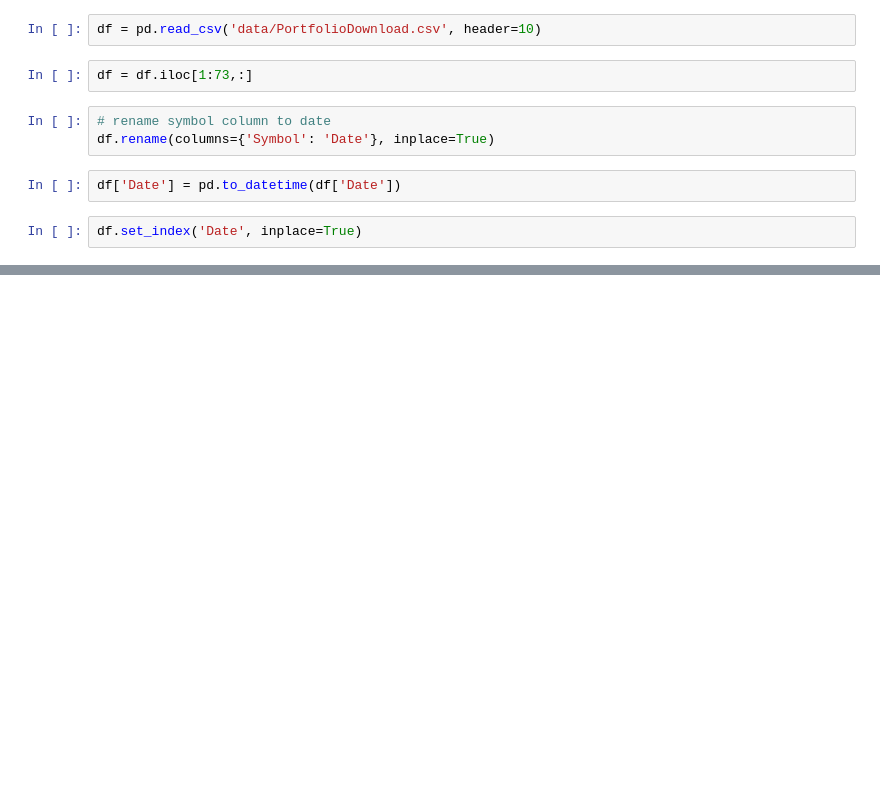
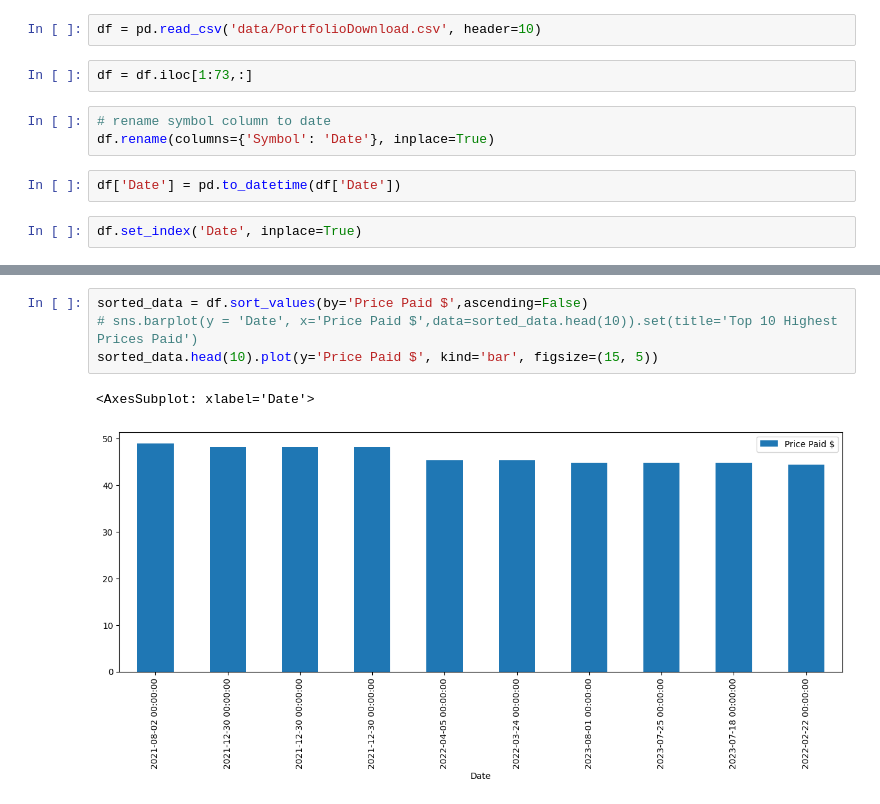
Before and after one commit to afitzer/eda_reference, a Jupyter notebook: ETrade Test.ipynb, the cells around one changed output, grey strips where cells are left out. Saved outputs shown, nothing was run; the diff lists cells and outputs as text; blank space fills up the shorter version.

```diff
--- a/ETrade Test.ipynb
+++ b/ETrade Test.ipynb
@@ -35,0 +94,7 @@ df['Price Paid $'].plot.box(figsize=(15, 5))
+# %%
+sorted_data = df.sort_values(by='Price Paid $',ascending=False)
+# sns.barplot(y = 'Date', x='Price Paid $',data=sorted_data.head(10)).set(title='Top 10 Highest Prices Paid')
+sorted_data.head(10).plot(y='Price Paid $', kind='bar', figsize=(15, 5))
+# %% [output]
+<AxesSubplot: xlabel='Date'>
+[figure, added]
```
Also changed, not shown: parts of 10 cells of this notebook, 3 other files.
